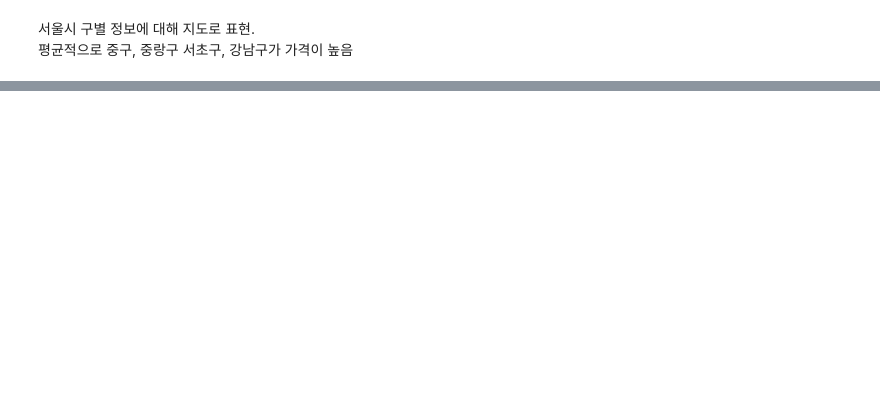
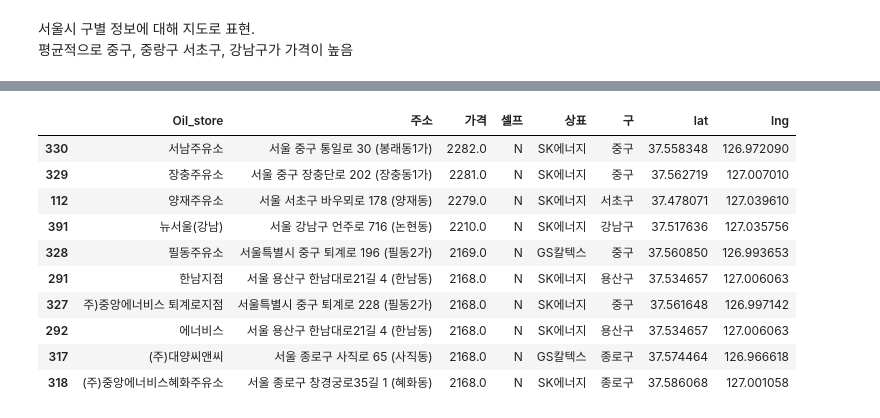
Before and after one commit to KimDoKy/DataScience, a Jupyter notebook: source_code/chap4. Self Oil Station price.ipynb, the cells around one changed output, grey strips where cells are left out. Drawn from its saved outputs; the diff is of its cells as text; code cells hidden in the pictures; blank space fills up the shorter version.

```diff
--- a/source_code/chap4. Self Oil Station price.ipynb
+++ b/source_code/chap4. Self Oil Station price.ipynb
@@ -465,0 +468,4 @@ map
+# %%
+# 주유 가격 상위 10개 주유소를 저장
+oil_price_top10 = stations.sort_values(by='가격', ascending=False).head(10)
+oil_price_top10
@@ -465,0 +500,27 @@ map
+# %%
+gmap_key = CONF_FILE['google']['gmaps_key']
+gmaps = googlemaps.Client(key=gmap_key)
+# %%
+from tqdm import tqdm_notebook
+
+lat = []
+lng = []
+
+for n in tqdm_notebook(oil_price_top10.index):
+    try:
+        tmp_add = str(oil_price_top10['주소'][n]).split('(')[0]
+        tmp_map = gmaps.geocode(tmp_add)
+
+        tmp_loc = tmp_map[0].get('geometry')
+        lat.append(tmp_loc['location']['lat'])
+        lng.append(tmp_loc['location']['lng'])
+
+    except:
+        lat.append(np.nan)
+        lng.append(np.nan)
+        print("Here is nan !")
+
+oil_price_top10['lat'] = lat
+oil_price_top10['lng'] = lng
+oil_price_top10
+# %% [output]
@@ -465,0 +528,11 @@ map
+|  | Oil_store | 주소 | 가격 | 셀프 | 상표 | 구 | lat | lng |
+| 330 | 서남주유소 | 서울 중구 통일로 30 (봉래동1가) | 2282.0 | N | SK에너지 | 중구 | 37.558348 | 126.972090 |
+| 329 | 장충주유소 | 서울 중구 장충단로 202 (장충동1가) | 2281.0 | N | SK에너지 | 중구 | 37.562719 | 127.007010 |
+| 112 | 양재주유소 | 서울 서초구 바우뫼로 178 (양재동) | 2279.0 | N | SK에너지 | 서초구 | 37.478071 | 127.039610 |
+| 391 | 뉴서울(강남) | 서울 강남구 언주로 716 (논현동) | 2210.0 | N | SK에너지 | 강남구 | 37.517636 | 127.035756 |
+| 328 | 필동주유소 | 서울특별시 중구 퇴계로 196 (필동2가) | 2169.0 | N | GS칼텍스 | 중구 | 37.560850 | 126.993653 |
+| 291 | 한남지점 | 서울 용산구 한남대로21길 4 (한남동) | 2168.0 | N | SK에너지 | 용산구 | 37.534657 | 127.006063 |
+| 327 | 주)중앙에너비스 퇴계로지점 | 서울특별시 중구 퇴계로 228 (필동2가) | 2168.0 | N | SK에너지 | 중구 | 37.561648 | 126.997142 |
+| 292 | 에너비스 | 서울 용산구 한남대로21길 4 (한남동) | 2168.0 | N | SK에너지 | 용산구 | 37.534657 | 127.006063 |
+| 317 | (주)대양씨앤씨 | 서울 종로구 사직로 65 (사직동) | 2168.0 | N | GS칼텍스 | 종로구 | 37.574464 | 126.966618 |
+| 318 | (주)중앙에너비스혜화주유소 | 서울 종로구 창경궁로35길 1 (혜화동) | 2168.0 | N | SK에너지 | 종로구 | 37.586068 | 127.001058 |
```
Also changed, not shown: parts of 7 cells of this notebook.
